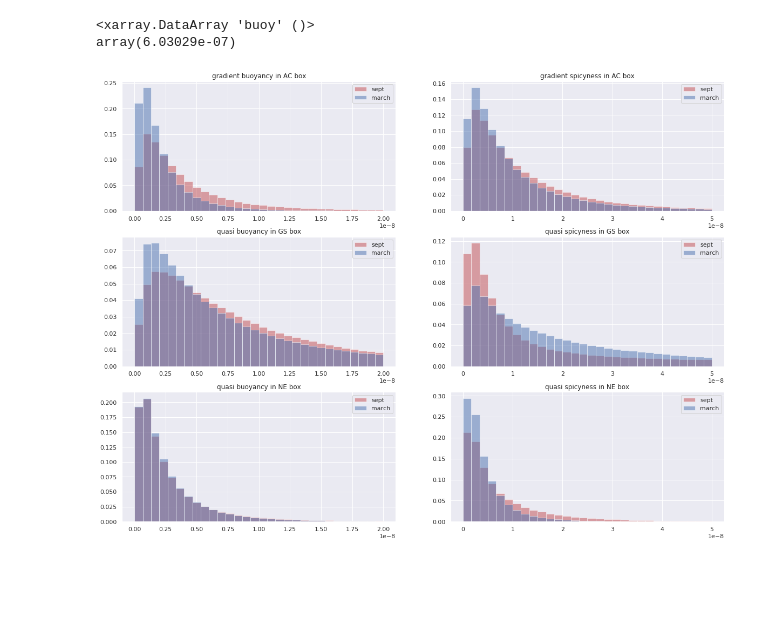
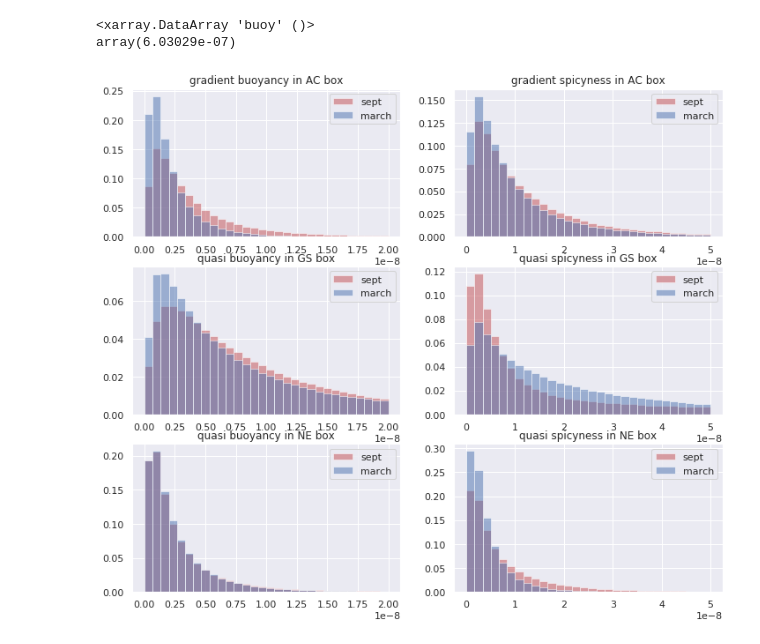
Before and after one commit to auraoupa/diag-turner-angle, a Jupyter notebook: 2019-09-19-AA-hist-grad-buoy-spice-NATL60-boxes-m03-09-1d-from-file-on-occigen.ipynb, the cells around one changed output. Cells and saved outputs as stored; diff of their text form; code cells hidden in the pictures; blank space fills up the shorter version.

```diff
--- a/2019-09-19-AA-hist-grad-buoy-spice-NATL60-boxes-m03-09-1d-from-file-on-occigen.ipynb
+++ b/2019-09-19-AA-hist-grad-buoy-spice-NATL60-boxes-m03-09-1d-from-file-on-occigen.ipynb
@@ -72,7 +72,7 @@ np.max(buoy_sept_GS)
 <xarray.DataArray 'buoy' ()>
 array(6.03029e-07)
 # %%
-fig = plt.figure(figsize=(20.0, 15.0))
+fig = plt.figure(figsize=(12, 10.5))
 
 axes1 = fig.add_subplot(3, 2, 1)
 weights = np.ones_like(buoy_sept_AC)/float(len(buoy_sept_AC))
@@ -103,31 +103,31 @@ plt.title('quasi buoyancy in GS box')
 
 axes4 = fig.add_subplot(3, 2, 4)
 weights = np.ones_like(spice_sept_GS)/float(len(spice_sept_GS))
 axes4.hist(spice_sept_GS,30, alpha = 0.5,range=(0,0.5e-7),color='r', weights=weights, label='sept')
 weights = np.ones_like(spice_march_GS)/float(len(spice_march_GS))
 axes4.hist(np.abs(spice_march_GS),30, alpha = 0.5,range=(0,0.5e-7),color='b', weights=weights, label='march')
 
 plt.legend()
 plt.title('quasi spicyness in GS box')
 
 axes5 = fig.add_subplot(3, 2, 5)
 weights = np.ones_like(buoy_sept_NE)/float(len(buoy_sept_NE))
 axes5.hist(buoy_sept_NE,30, alpha = 0.5,range=(0,2e-8),color='r', weights=weights, label='sept')
 weights = np.ones_like(buoy_march_NE)/float(len(buoy_march_NE))
 axes5.hist(np.abs(buoy_march_NE),30, alpha = 0.5,range=(0,2e-8),color='b', weights=weights, label='march')
 
 plt.legend()
 plt.title('quasi buoyancy in NE box')
 
 axes6 = fig.add_subplot(3, 2, 6)
 weights = np.ones_like(spice_sept_NE)/float(len(spice_sept_NE))
 axes6.hist(spice_sept_NE,30, alpha = 0.5,range=(0,0.5e-7),color='r', weights=weights, label='sept')
 weights = np.ones_like(spice_march_NE)/float(len(spice_march_NE))
 axes6.hist(np.abs(spice_march_NE),30, alpha = 0.5,range=(0,0.5e-7),color='b', weights=weights, label='march')
 
 plt.legend()
 plt.title('quasi spicyness in NE box')
 
 plt.savefig('hist_grad-buoy-spice_all-boxes.png')
 # %% [output]
-[figure, old version]
+[figure, new version]
```
Also changed, not shown: 20 other files.
